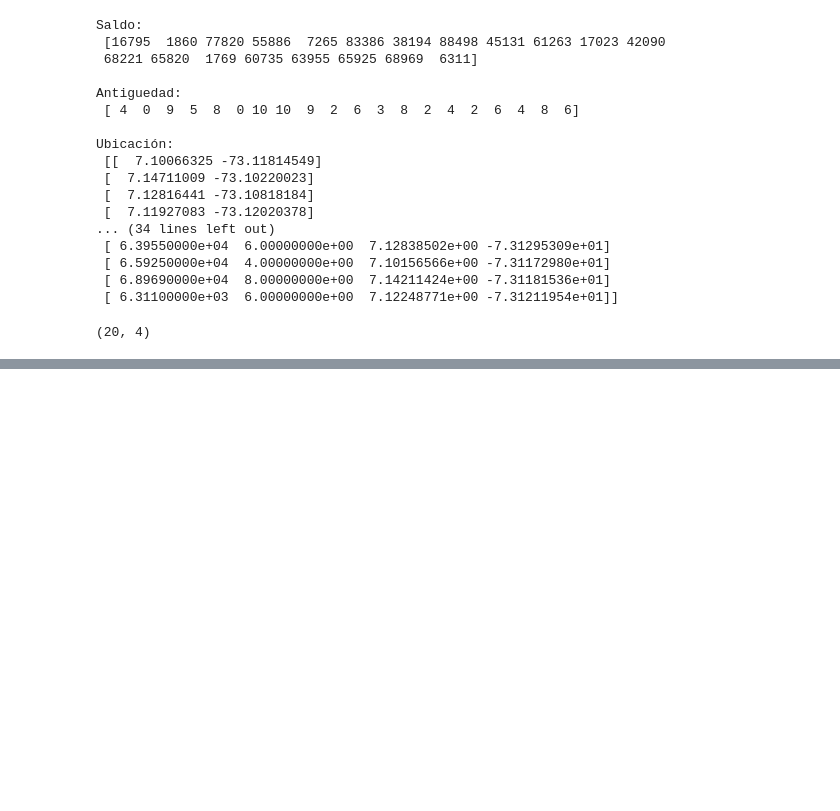
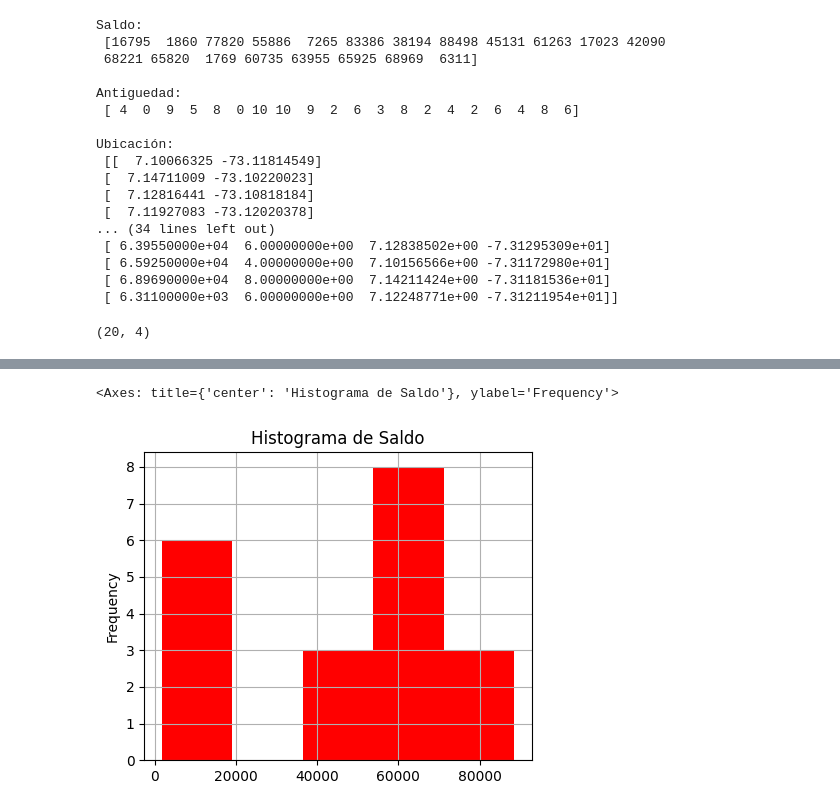
Before and after one commit to RalphCastellanosCouott/Curso-Inteligencia-Artificial, a Jupyter notebook: EDA_Apuntes_de_Clase.ipynb, the cells around one changed output, grey strips where cells are left out. Cells and saved outputs as stored; diff of their text form; code cells hidden in the pictures; blank space fills up the shorter version.

```diff
--- a/EDA_Apuntes_de_Clase.ipynb
+++ b/EDA_Apuntes_de_Clase.ipynb
@@ -202,0 +218,8 @@ datos_combinados.shape
+# %%
+# prompt: Por favor créame una lista de 20 nombres colombianos en un arreglo de numpy que se llama nombre
+
+import numpy as np
+nombres = np.array(['Sofia', 'Santiago', 'Valentina', 'Mateo', 'Camila',
+                    'Samuel', 'Isabella', 'Daniel', 'Luciana', 'Sebastian',
+                    'Salome', 'Nicolas', 'Maria', 'Alejandro', 'Laura',
+                    'David', 'Gabriela', 'Juan', 'Valeria', 'Miguel'])
@@ -202,0 +237,22 @@ datos_combinados.shape
+# %%
+# prompt: Crea un dataframe que una nombre, saldo, antiguedad, latitud, longitud
+
+import pandas as pd
+import numpy as np
+
+# Assuming 'nombres', 'saldo', 'antiguedad', 'latitud', and 'longitud' are already defined as in your previous code
+
+# Create a dictionary to store the data
+data = {
+    'Nombre': nombres,
+    'Saldo': saldo,
+    'Antiguedad': antiguedad,
+    'Latitud': latitud,
+    'Longitud': longitud
+}
+
+# Create the DataFrame
+df = pd.DataFrame(data)
+
+# Display the DataFrame
+df
@@ -202,0 +382,5 @@ datos_combinados.shape
+# %%
+df.Saldo.plot(kind='hist', bins=5, title='Histograma de Saldo', figsize=(5,4), color='red', grid=True)
+# %% [output]
+<Axes: title={'center': 'Histograma de Saldo'}, ylabel='Frequency'>
+[figure, added]
```
Also changed, not shown: parts of 18 cells of this notebook.
